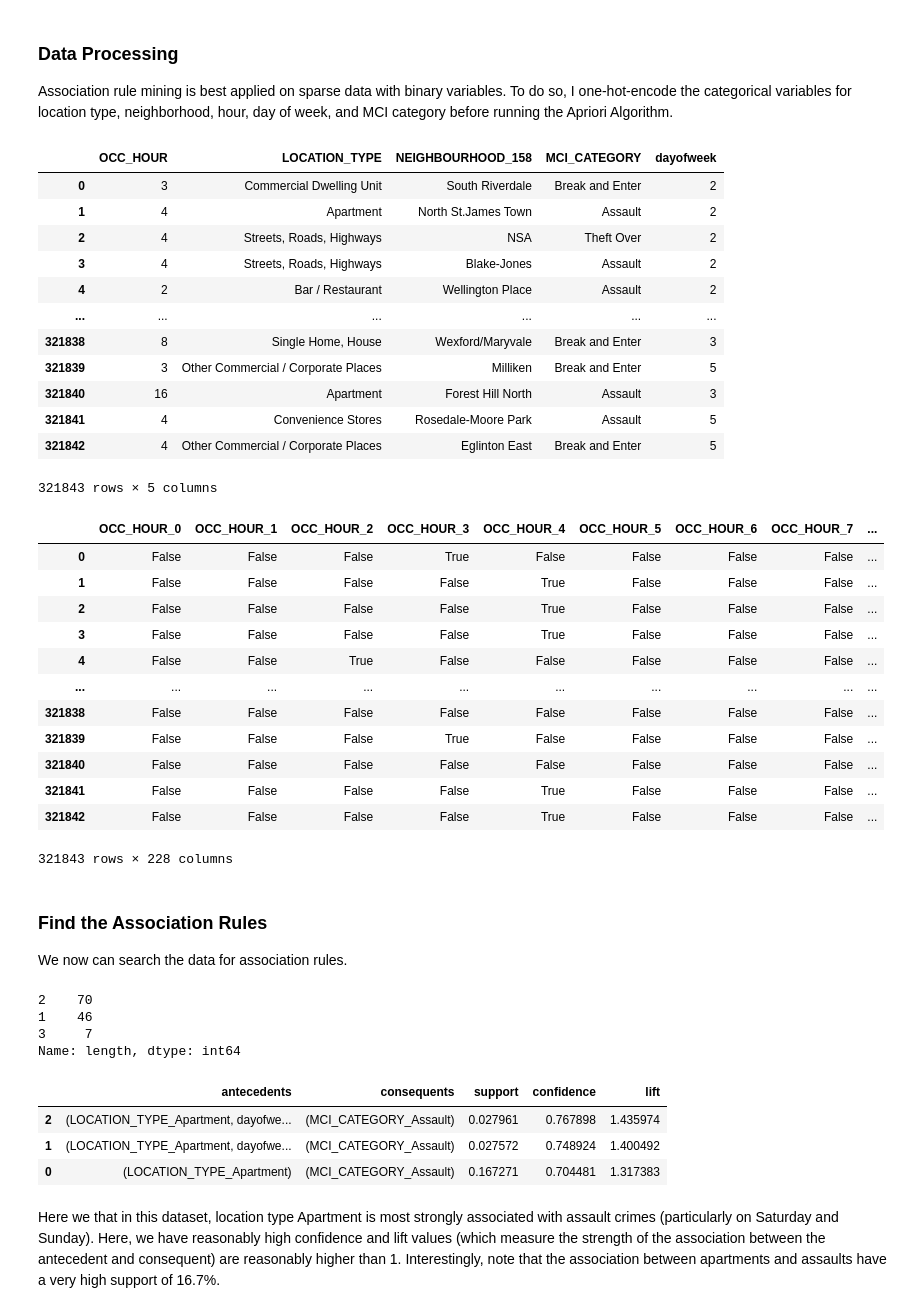
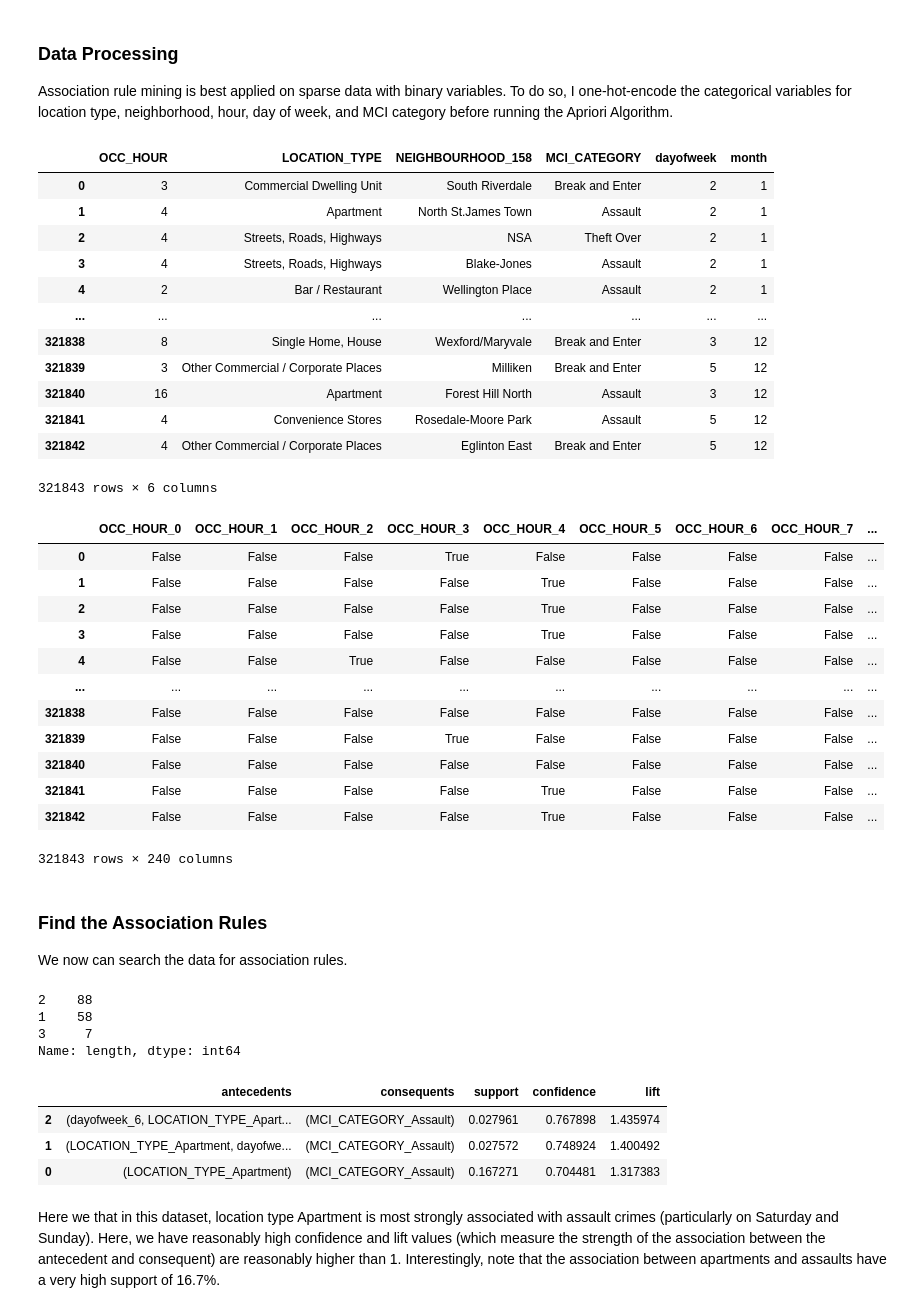
Before and after one commit to Matt2371/Toronto-Crimes, a Jupyter notebook: association_rule_mining.ipynb, the cells around one changed output. Drawn from its saved outputs; the diff is of its cells as text; code cells hidden in the pictures.

```diff
--- a/association_rule_mining.ipynb
+++ b/association_rule_mining.ipynb
@@ -15,22 +15,24 @@ Association rule mining is best applied on sparse data with binary variables. To
 df = pd.read_csv('data/clean_data.csv')
 # %%
 # drop unneeded data
-df = df.drop(columns=['OBJECTID', 'OCC_DATE', 'HOOD_158','LONG_WGS84','LAT_WGS84', 'isholiday'])
+df = df.drop(columns=['OBJECTID', 'OCC_DATE', 'dayofweek_sin',
+                      'dayofweek_cos', 'hour_sin', 'hour_cos', 'year',
+                      'lat_hour_cos', 'lat_hour_sin', 'long_hour_cos', 'long_hour_sin', 'LONG_WGS84','LAT_WGS84', 'isholiday'])
 df
 # %% [output]
-|  | OCC_HOUR | LOCATION_TYPE | NEIGHBOURHOOD_158 | MCI_CATEGORY | dayofweek |
-| 0 | 3 | Commercial Dwelling Unit | South Riverdale | Break and Enter | 2 |
-| 1 | 4 | Apartment | North St.James Town | Assault | 2 |
-| 2 | 4 | Streets, Roads, Highways | NSA | Theft Over | 2 |
-| 3 | 4 | Streets, Roads, Highways | Blake-Jones | Assault | 2 |
-| 4 | 2 | Bar / Restaurant | Wellington Place | Assault | 2 |
-| ... | ... | ... | ... | ... | ... |
-| 321838 | 8 | Single Home, House | Wexford/Maryvale | Break and Enter | 3 |
-| 321839 | 3 | Other Commercial / Corporate Places | Milliken | Break and Enter | 5 |
-| 321840 | 16 | Apartment | Forest Hill North | Assault | 3 |
-| 321841 | 4 | Convenience Stores | Rosedale-Moore Park | Assault | 5 |
-| 321842 | 4 | Other Commercial / Corporate Places | Eglinton East | Break and Enter | 5 |
+|  | OCC_HOUR | LOCATION_TYPE | NEIGHBOURHOOD_158 | MCI_CATEGORY | dayofweek | month |
+| 0 | 3 | Commercial Dwelling Unit | South Riverdale | Break and Enter | 2 | 1 |
+| 1 | 4 | Apartment | North St.James Town | Assault | 2 | 1 |
+| 2 | 4 | Streets, Roads, Highways | NSA | Theft Over | 2 | 1 |
+| 3 | 4 | Streets, Roads, Highways | Blake-Jones | Assault | 2 | 1 |
+| 4 | 2 | Bar / Restaurant | Wellington Place | Assault | 2 | 1 |
+| ... | ... | ... | ... | ... | ... | ... |
+| 321838 | 8 | Single Home, House | Wexford/Maryvale | Break and Enter | 3 | 12 |
+| 321839 | 3 | Other Commercial / Corporate Places | Milliken | Break and Enter | 5 | 12 |
+| 321840 | 16 | Apartment | Forest Hill North | Assault | 3 | 12 |
+| 321841 | 4 | Convenience Stores | Rosedale-Moore Park | Assault | 5 | 12 |
+| 321842 | 4 | Other Commercial / Corporate Places | Eglinton East | Break and Enter | 5 | 12 |
-321843 rows × 5 columns
+321843 rows × 6 columns
 # %%
 # one-hot-encode the categorical variables
 encoder = OneHotEncoder()
@@ -55,7 +57,7 @@ new_df
 | 321840 | False | False | False | False | False | False | False | False | ... |
 | 321841 | False | False | False | False | True | False | False | False | ... |
 | 321842 | False | False | False | False | True | False | False | False | ... |
-321843 rows × 228 columns
+321843 rows × 240 columns
 # %% [markdown]
 ### Find the Association Rules
 We now can search the data for association rules.
@@ -66,8 +68,8 @@ frequent_itemsets = apriori(new_df, min_support=0.02, use_colnames=True)
 frequent_itemsets['length'] = frequent_itemsets['itemsets'].apply(lambda x: len(x))
 frequent_itemsets.length.value_counts()
 # %% [output]
-2    70
-1    46
+2    88
+1    58
 3     7
 Name: length, dtype: int64
 # %%
@@ -78,7 +80,7 @@ rules.sort_values(by='confidence', ascending=False, inplace=True)
 rules[['antecedents', 'consequents', 'support', 'confidence', 'lift']]
 # %% [output]
 |  | antecedents | consequents | support | confidence | lift |
-| 2 | (LOCATION_TYPE_Apartment, dayofwe... | (MCI_CATEGORY_Assault) | 0.027961 | 0.767898 | 1.435974 |
+| 2 | (dayofweek_6, LOCATION_TYPE_Apart... | (MCI_CATEGORY_Assault) | 0.027961 | 0.767898 | 1.435974 |
 | 1 | (LOCATION_TYPE_Apartment, dayofwe... | (MCI_CATEGORY_Assault) | 0.027572 | 0.748924 | 1.400492 |
 | 0 | (LOCATION_TYPE_Apartment) | (MCI_CATEGORY_Assault) | 0.167271 | 0.704481 | 1.317383 |
 # %% [markdown]
```
Also changed, not shown: parts of 7 cells of this notebook.
